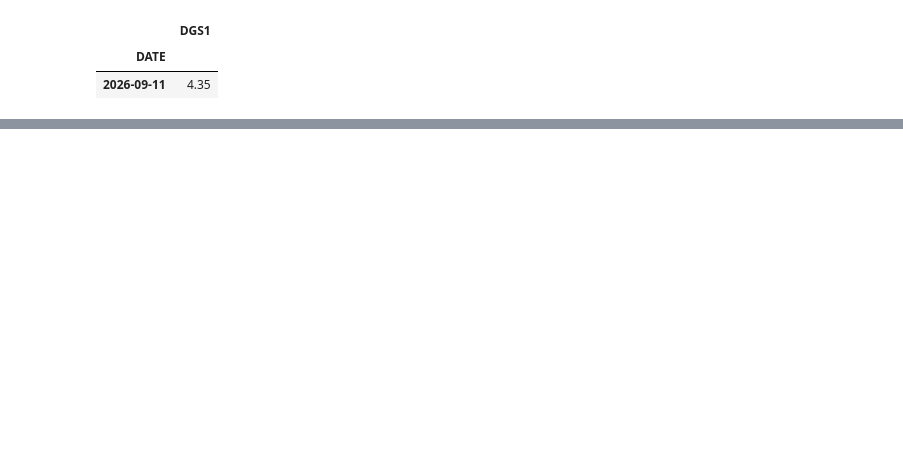
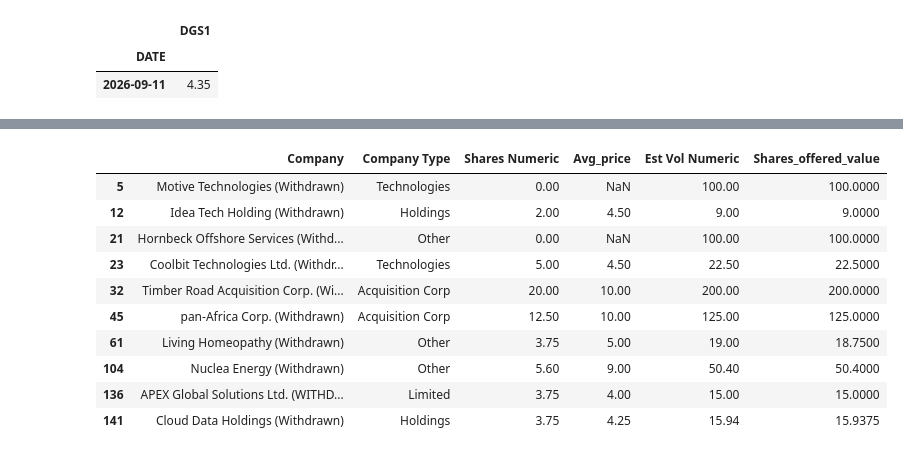
Before and after one commit to robanc/stock-markets-analytics-zoomcamp, a Jupyter notebook: 02-dataframe-analysis/Module_02_Working_with_the_data.ipynb, the cells around one changed output, grey strips where cells are left out. Cells and saved outputs as stored; diff of their text form; code cells hidden in the pictures; blank space fills up the shorter version.

```diff
--- a/02-dataframe-analysis/Module_02_Working_with_the_data.ipynb
+++ b/02-dataframe-analysis/Module_02_Working_with_the_data.ipynb
@@ -2696,0 +2718,6 @@ m16.to_parquet(f'stocks_df_combined_{date_str}.parquet.brotli',
+# %%
+withdrawn_df = ipo_df[
+    ipo_df["Expected To Trade"].astype(str).str.strip().eq("Withdrawn")
+].copy()
+
+withdrawn_df.shape
@@ -2696,0 +2796,18 @@ m16.to_parquet(f'stocks_df_combined_{date_str}.parquet.brotli',
+# %%
+withdrawn_df["Shares Numeric"] = pd.to_numeric(
+    withdrawn_df["Shares (millions)"]
+        .astype(str)
+        .str.replace("$", "", regex=False)
+        .str.replace(",", "", regex=False)
+        .replace("-", np.nan),
+    errors="coerce"
+)
+
+withdrawn_df["Est Vol Numeric"] = pd.to_numeric(
+    withdrawn_df["Est $ Vol (millions)"]
+        .astype(str)
+        .str.replace("$", "", regex=False)
+        .str.replace(",", "", regex=False)
+        .replace("-", np.nan),
+    errors="coerce"
+)
@@ -2696,0 +2831,32 @@ m16.to_parquet(f'stocks_df_combined_{date_str}.parquet.brotli',
+# %%
+withdrawn_df["Shares_offered_value"] = (
+    withdrawn_df["Shares Numeric"] * withdrawn_df["Avg_price"]
+)
+
+withdrawn_df["Shares_offered_value"] = (
+    withdrawn_df["Shares_offered_value"]
+    .fillna(withdrawn_df["Est Vol Numeric"])
+)
+# %%
+withdrawn_df[
+    [
+        "Company",
+        "Company Type",
+        "Shares Numeric",
+        "Avg_price",
+        "Est Vol Numeric",
+        "Shares_offered_value"
+    ]
+].head(10)
+# %% [output]
+|  | Company | Company Type | Shares Numeric | Avg_price | Est Vol Numeric | Shares_offered_value |
+| 5 | Motive Technologies (Withdrawn) | Technologies | 0.00 | NaN | 100.00 | 100.0000 |
+| 12 | Idea Tech Holding (Withdrawn) | Holdings | 2.00 | 4.50 | 9.00 | 9.0000 |
+| 21 | Hornbeck Offshore Services (Withd... | Other | 0.00 | NaN | 100.00 | 100.0000 |
+| 23 | Coolbit Technologies Ltd. (Withdr... | Technologies | 5.00 | 4.50 | 22.50 | 22.5000 |
+| 32 | Timber Road Acquisition Corp. (Wi... | Acquisition Corp | 20.00 | 10.00 | 200.00 | 200.0000 |
+| 45 | pan-Africa Corp. (Withdrawn) | Acquisition Corp | 12.50 | 10.00 | 125.00 | 125.0000 |
+| 61 | Living Homeopathy (Withdrawn) | Other | 3.75 | 5.00 | 19.00 | 18.7500 |
+| 104 | Nuclea Energy (Withdrawn) | Other | 5.60 | 9.00 | 50.40 | 50.4000 |
+| 136 | APEX Global Solutions Ltd. (WITHD... | Limited | 3.75 | 4.00 | 15.00 | 15.0000 |
+| 141 | Cloud Data Holdings (Withdrawn) | Holdings | 3.75 | 4.25 | 15.94 | 15.9375 |
```
Also changed, not shown: parts of 118 cells of this notebook.
